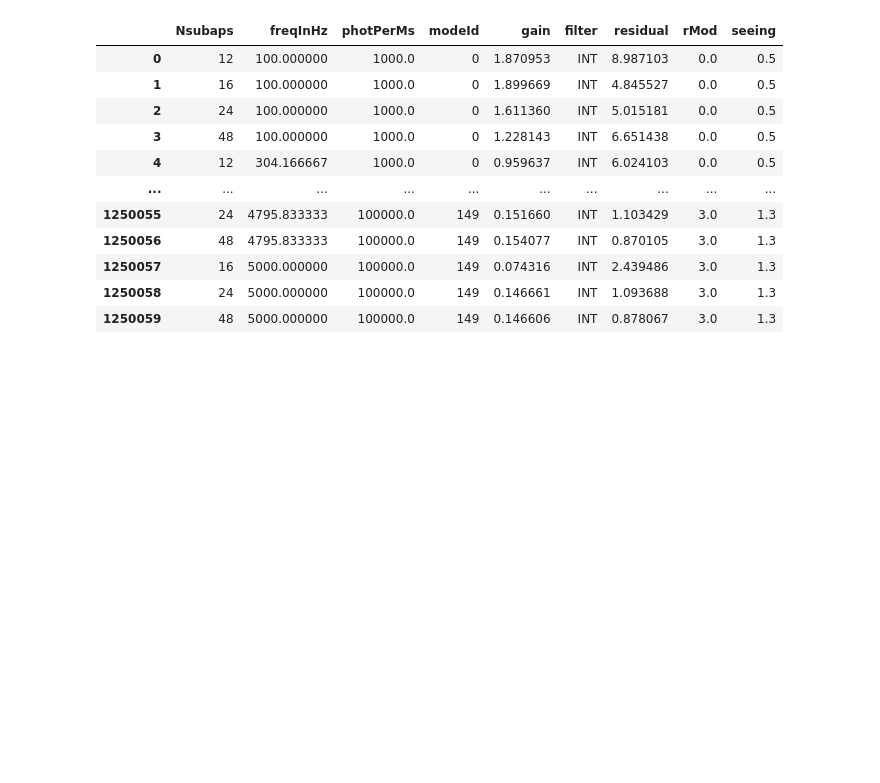
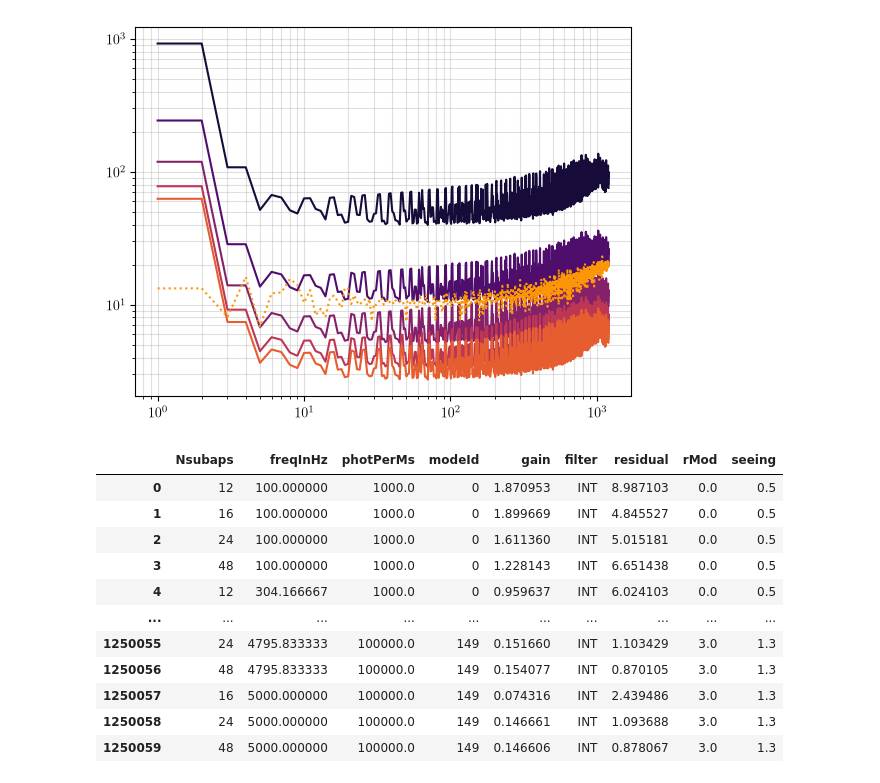
Before and after one commit to Menessao/SPECULA, a Jupyter notebook: config/RISTRETTO/plotErrorBudget.ipynb, the cells around one changed output. Saved outputs shown, nothing was run; the diff lists cells and outputs as text; code cells hidden in the pictures; blank space fills up the shorter version.

```diff
--- a/config/RISTRETTO/plotErrorBudget.ipynb
+++ b/config/RISTRETTO/plotErrorBudget.ipynb
@@ -6,8 +12,8 @@ import pandas as pd
 import matplotlib as mpl
 from cycler import cycler
 
-cmap = mpl.colormaps['hot'] # 1. Choose your colormap (e.g., 'hot', 'jet', 'turbo')
-colors = cmap(np.linspace(0.0, 1.0, 7)) # 2. Extract a set of colors from it (e.g., 6 distinct colors across the map)
+cmap = mpl.colormaps['inferno'] # 1. Choose your colormap (e.g., 'hot', 'jet', 'turbo')
+colors = cmap(np.linspace(0.1, 0.9, 7)) # 2. Extract a set of colors from it (e.g., 6 distinct colors across the map)
 plt.rcParams['axes.prop_cycle'] = cycler(color=colors) # 3. Apply it to the default line cycle
 plt.rcParams['image.cmap'] = 'hot' # 4. Change the default colormap for images/scatter plots
 plt.rcParams.update({
@@ -19,3 +80,15 @@ plt.rcParams['image.origin'] = 'lower'
+# %%
+N = 1200
+x = np.arange(N)+1
+
+plt.figure()
+for i in range(recs.shape[0]):
+    plt.loglog(x,np.diag(recs[i] @ recs[i].T))
+plt.loglog(x,np.diag(prec @ prec.T),':')
+plt.grid(which='both',alpha=0.4)
+plt.xlabel('KL mode #')
+# %% [output]
+[figure, added]
 # %%
 rMods = np.array([0.0,1.0,2.0,3.0])
 seeings = np.array([0.5,0.7,0.9,1.1,1.3])
```
Also changed, not shown: parts of 5 cells of this notebook, 7 other files.
